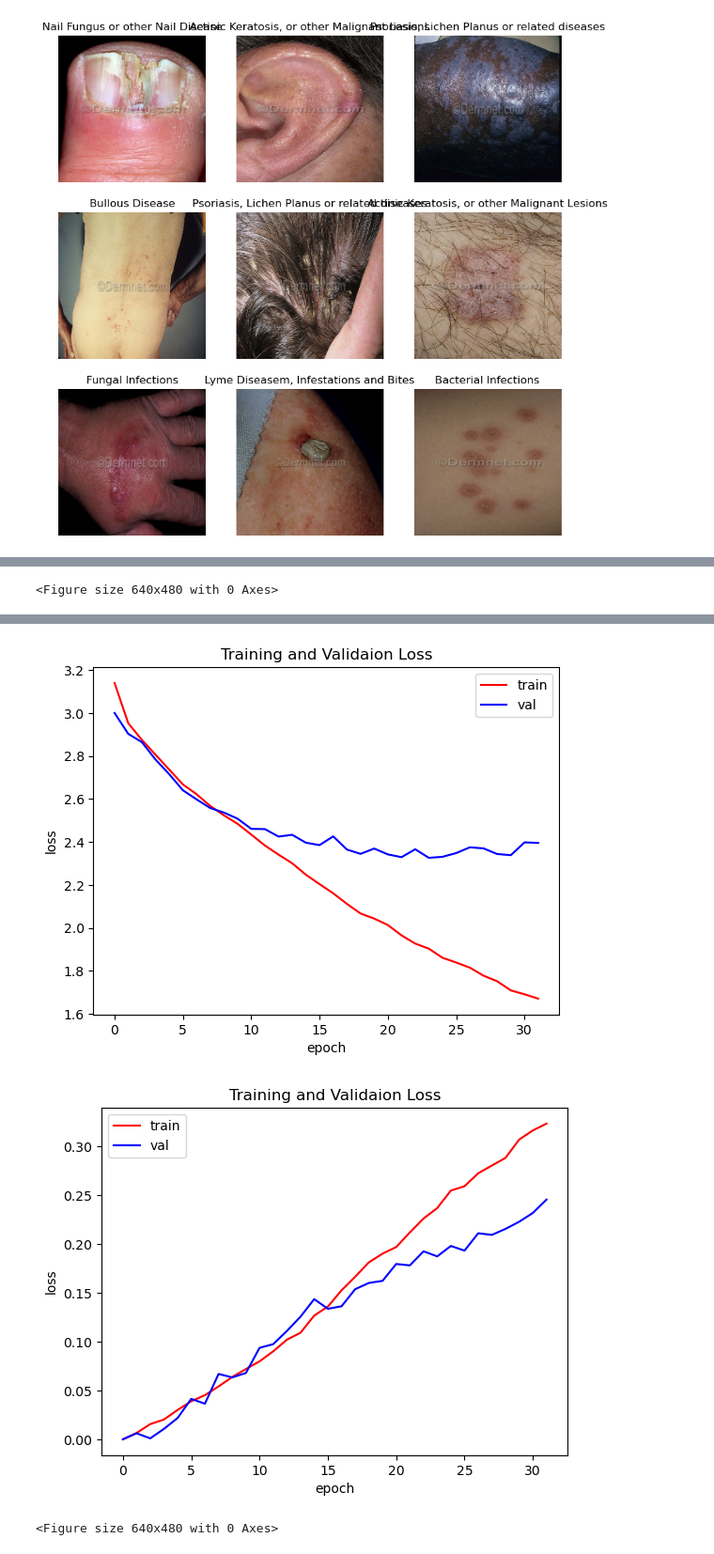
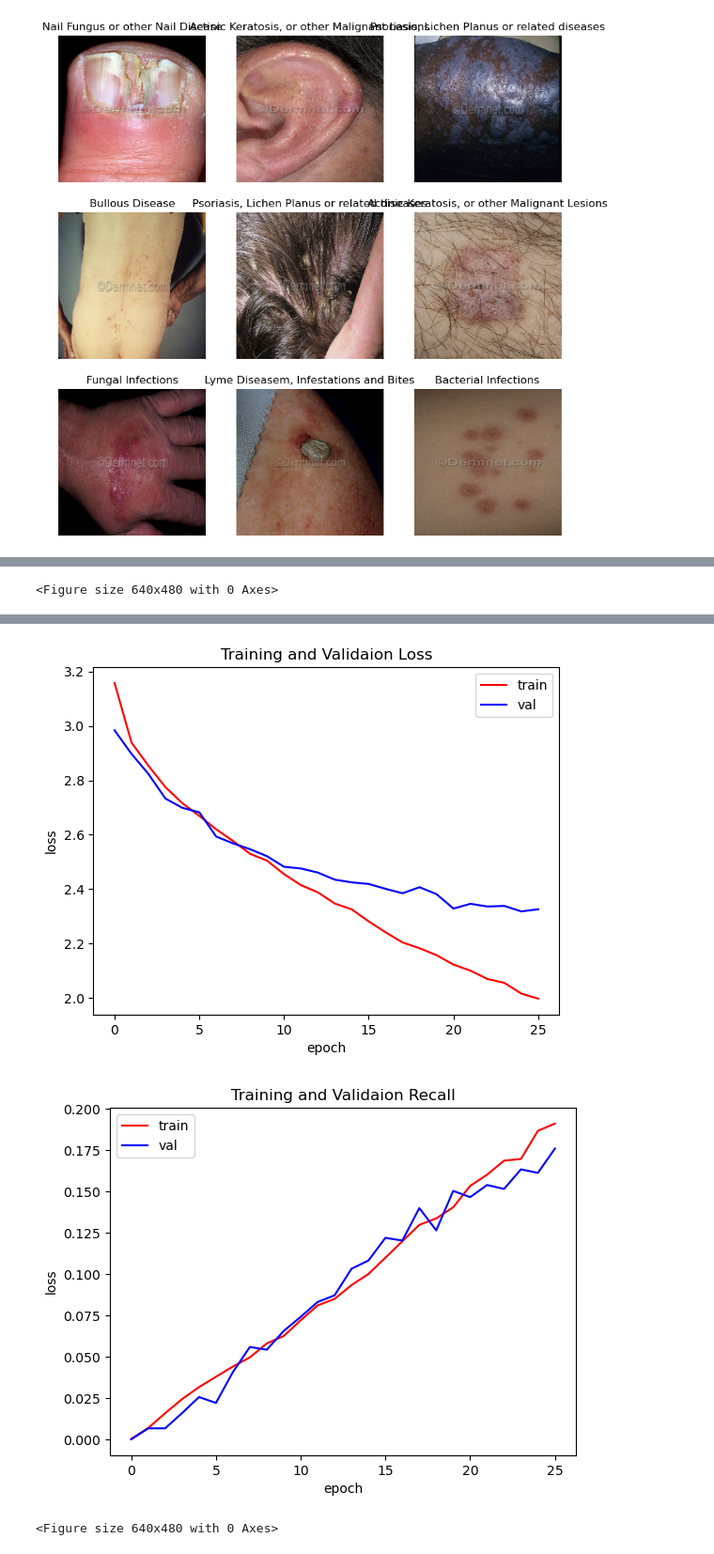
Before and after one commit to manya706/Dermatological-Manifestation-SIH, a Jupyter notebook: model-experimentation.ipynb, the cells around one changed output, grey strips where cells are left out. Shown at 94% size. Cells and saved outputs as stored; diff of their text form; code cells hidden in the pictures.

```diff
--- a/model-experimentation.ipynb
+++ b/model-experimentation.ipynb
@@ -144,7 +144,7 @@ class PlotLearning(keras.callbacks.Callback):
 early_stopping_callback = keras.callbacks.EarlyStopping(
     monitor='val_accuracy',
     mode='max',
-    min_delta=0.0125,            # Minimum change in accuracy to be considered an improvement
+    min_delta=0.00875,            # Minimum change in accuracy to be considered an improvement
     patience=5,               # Number of epochs with no improvement to stop training
     restore_best_weights=True  # Restore model weights to the best checkpoint
 )
@@ -153,21 +153,22 @@ num_classes = len(class_names)
 
 model = tf.keras.Sequential([
   layers.Rescaling(1./255),
-  layers.Conv2D(8, 5, (1, 1), activation=tf.keras.layers.LeakyReLU(alpha=0.1), kernel_regularizer='l2'),
+  layers.Conv2D(8, 11, (1, 1), activation=tf.keras.layers.LeakyReLU(alpha=0.1), kernel_regularizer='l2'),
   # layers.MaxPooling2D((3, 3)),
-  layers.Conv2D(8, 5, (2, 2), activation=tf.keras.layers.LeakyReLU(alpha=0.1), kernel_regularizer='l2'),
-  layers.Conv2D(12, 5, (3, 3), activation=tf.keras.layers.LeakyReLU(alpha=0.1), kernel_regularizer='l2'),
-  layers.Conv2D(12, 5, (1, 1), activation=tf.keras.layers.LeakyReLU(alpha=0.1), kernel_regularizer='l2'),
-  # layers.Conv2D(36, 3, (2, 2), activation=tf.keras.layers.LeakyReLU(alpha=0.1)),
-  layers.MaxPooling2D((3, 3)),
+  layers.Conv2D(32, 9, (2, 2), activation=tf.keras.layers.LeakyReLU(alpha=0.1), kernel_regularizer='l2'),
+  layers.Conv2D(64, 7, (2, 2), activation=tf.keras.layers.LeakyReLU(alpha=0.1), kernel_regularizer='l2'),
+  layers.Conv2D(96, 5, (2, 2), activation=tf.keras.layers.LeakyReLU(alpha=0.1), kernel_regularizer='l2'),
+  layers.Conv2D(144, 3, (1, 1), activation=tf.keras.layers.LeakyReLU(alpha=0.1), kernel_regularizer='l2'),
+  layers.Conv2D(12, 3, (2, 2), activation=tf.keras.layers.LeakyReLU(alpha=0.1)),
+  layers.MaxPooling2D((2, 2)),
   layers.Flatten(),
-  layers.Dropout(0.35),
-  layers.Dense(32 * num_classes, activation=tf.keras.layers.LeakyReLU(alpha=0.1)),
-  layers.Dropout(0.35),
-  layers.Dense(16 * num_classes, activation='relu'),
-  layers.Dropout(0.35),
+  layers.Dropout(0.4),
+  # layers.Dense(32 * num_classes, activation=tf.keras.layers.LeakyReLU(alpha=0.1)),
+  # layers.Dropout(0.35),
+  layers.Dense(16 * num_classes, activation=tf.keras.layers.LeakyReLU(alpha=0.1)),
+  layers.Dropout(0.3),
   layers.Dense(8 * num_classes, activation=tf.keras.layers.LeakyReLU(alpha=0.1)),
-  layers.Dropout(0.35),
+  layers.Dropout(0.25),
   layers.Dense(num_classes, activation='softmax')
 ])
 
@@ -316,7 +318,7 @@ plt.plot(epochs, val_rec, 'b')
 plt.ylabel('loss')
 plt.xlabel('epoch')
 plt.legend(['train', 'val'], loc='best')
-plt.title('Training and Validaion Loss')
+plt.title('Training and Validaion Recall')
 plt.figure()
 # %% [output]
 <Figure size 640x480 with 0 Axes>
@@ -324,5 +326,5 @@ plt.figure()
-[figure, old version]
+[figure, new version]
-[figure, old version]
+[figure, new version]
 <Figure size 640x480 with 0 Axes>
 # %%
 # model.save('./models/BEST-cnn.keras')
```
Also changed, not shown: parts of 9 cells of this notebook, 6 other files.
